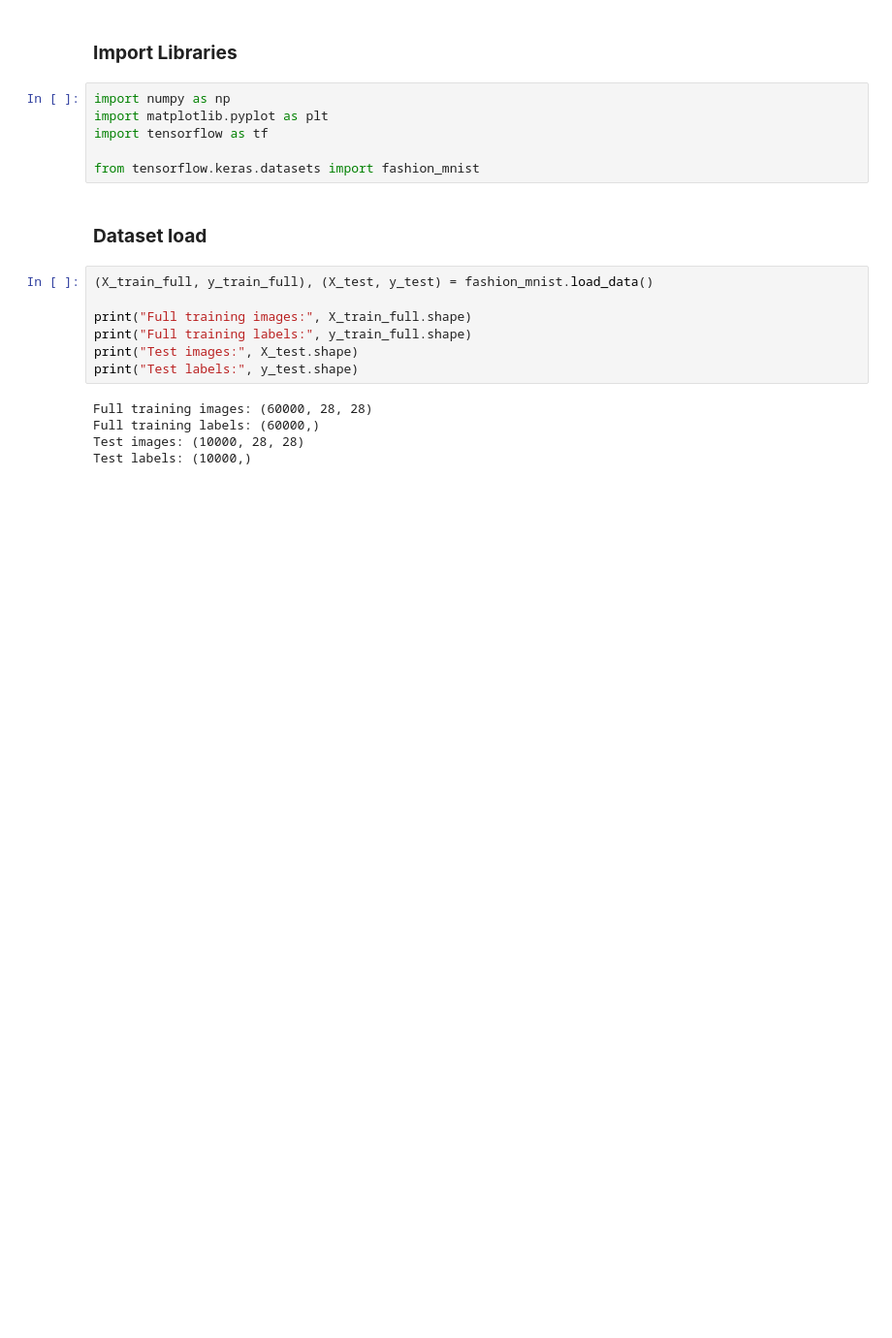
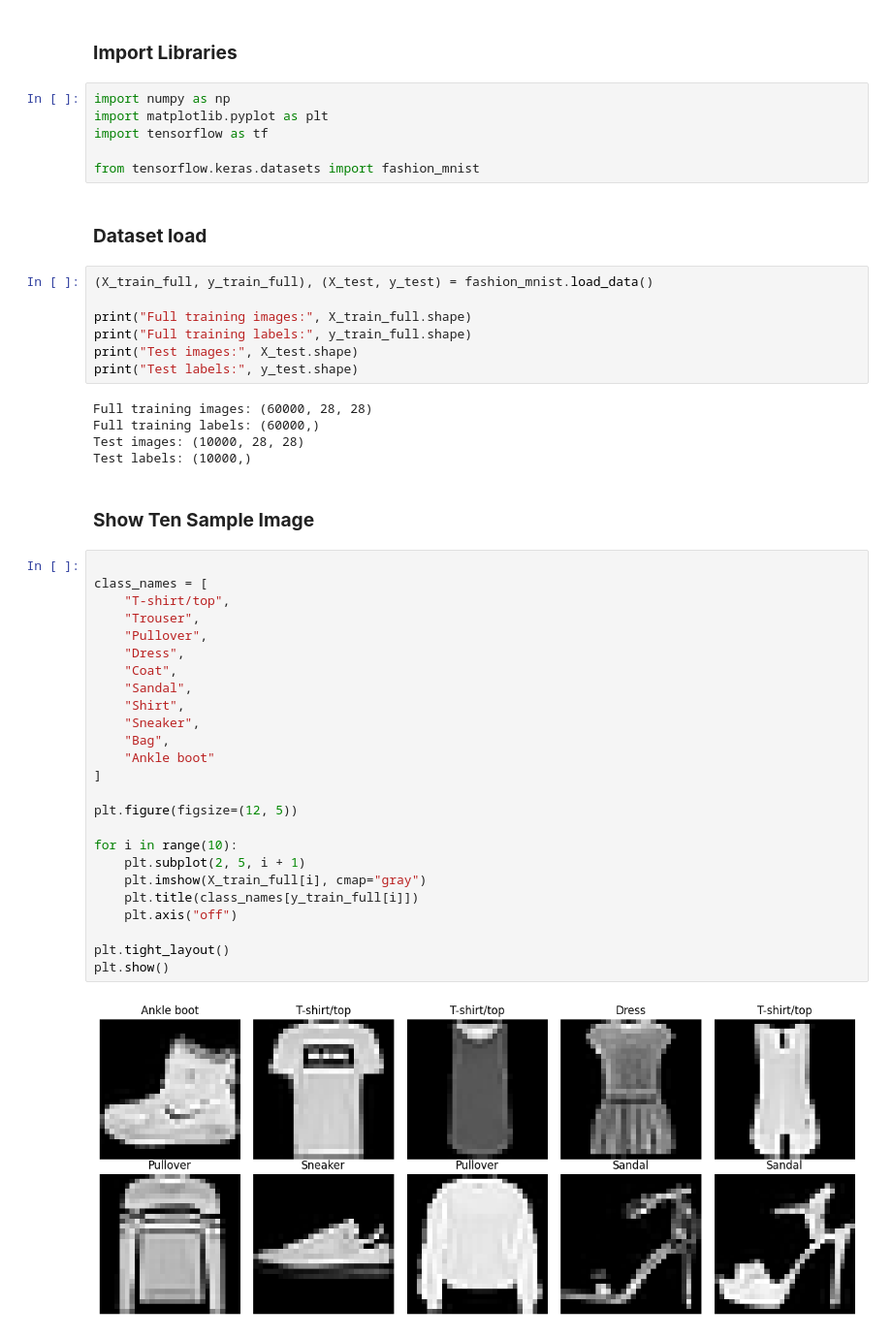
Before and after one commit to mdzubayereashraf/Ostad-AI-Engineering-Course-Assignments, a Jupyter notebook: Assignmen_No_15(Image_Classification_with_Deep_Learning_and_CNNs).ipynb, the cells around one changed output. Shown at 97% size. Cells and saved outputs as stored; diff of their text form; blank space fills up the shorter version.

Commit message:
SHOW TEN SAMPLE IMAGES

```diff
--- a/Assignmen_No_15(Image_Classification_with_Deep_Learning_and_CNNs).ipynb
+++ b/Assignmen_No_15(Image_Classification_with_Deep_Learning_and_CNNs).ipynb
@@ -28,3 +28,32 @@ Full training images: (60000, 28, 28)
 Full training labels: (60000,)
 Test images: (10000, 28, 28)
 Test labels: (10000,)
+# %% [markdown]
+### **Show Ten Sample Image**
+# %%
+
+class_names = [
+    "T-shirt/top",
+    "Trouser",
+    "Pullover",
+    "Dress",
+    "Coat",
+    "Sandal",
+    "Shirt",
+    "Sneaker",
+    "Bag",
+    "Ankle boot"
+]
+
+plt.figure(figsize=(12, 5))
+
+for i in range(10):
+    plt.subplot(2, 5, i + 1)
+    plt.imshow(X_train_full[i], cmap="gray")
+    plt.title(class_names[y_train_full[i]])
+    plt.axis("off")
+
+plt.tight_layout()
+plt.show()
+# %% [output]
+[figure, added]
```
